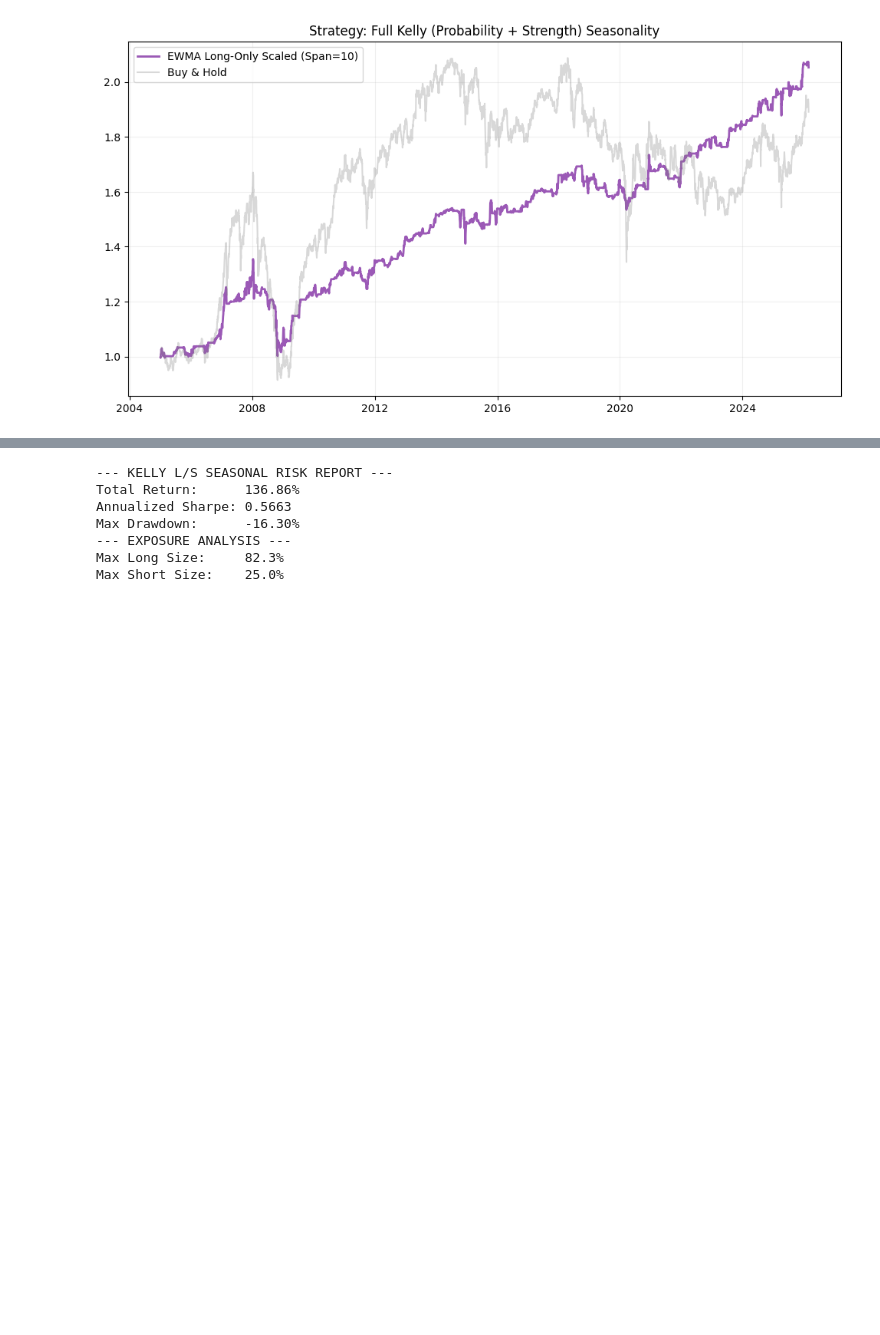
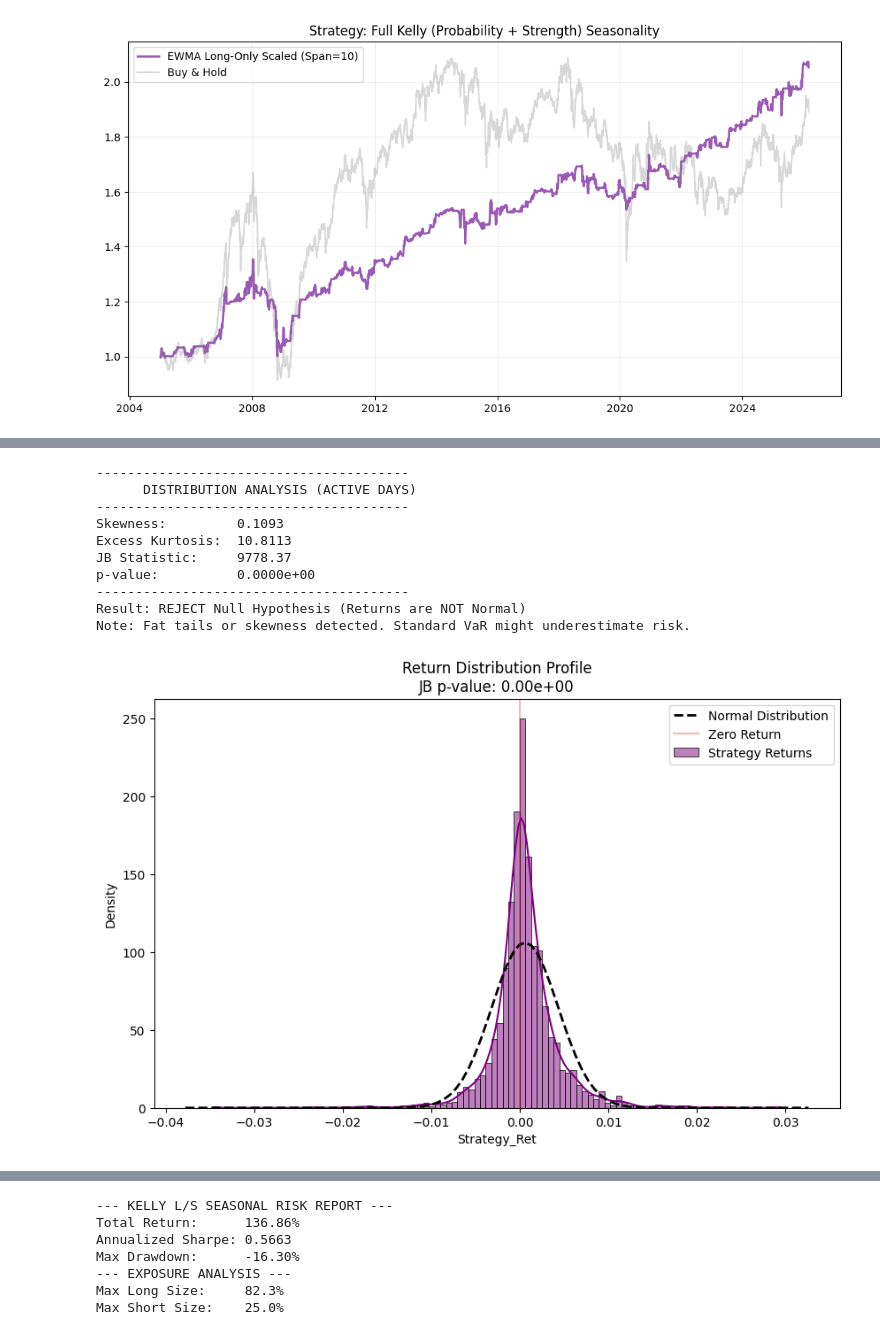
Before and after one commit to SJEGoh/Regional-Project, a Jupyter notebook: report.ipynb, the cells around one changed output, grey strips where cells are left out. Drawn from its saved outputs; the diff is of its cells as text; code cells hidden in the pictures; blank space fills up the shorter version.

```diff
--- a/report.ipynb
+++ b/report.ipynb
@@ -826,0 +965,56 @@ Slippage Drag:     -11.54% (at 10 bps)
+# %%
+from scipy.stats import skew, kurtosis, jarque_bera
+import seaborn as sns
+
+# 1. Filter for days where we were actually in the market (Exposure > 0)
+# This gives a true representation of the strategy's active "DNA"
+active_returns = ewma_df[ewma_df['Target_Weight'] > 0]['Strategy_Ret'].dropna()
+
+# 2. Calculate the Moments
+s = skew(active_returns)
+k = kurtosis(active_returns)  # Fisher’s definition (Excess Kurtosis)
+jb_stat, p_value = jarque_bera(active_returns)
+
+print("-" * 40)
+print(f"      DISTRIBUTION ANALYSIS (ACTIVE DAYS)")
+print("-" * 40)
+print(f"Skewness:         {s:.4f}")
+print(f"Excess Kurtosis:  {k:.4f}")
+print(f"JB Statistic:     {jb_stat:.2f}")
+print(f"p-value:          {p_value:.4e}")
+print("-" * 40)
+
+# 3. Interpret the Result
+if p_value < 0.05:
+    print("Result: REJECT Null Hypothesis (Returns are NOT Normal)")
+    print("Note: Fat tails or skewness detected. Standard VaR might underestimate risk.")
+else:
+    print("Result: FAIL TO REJECT Null Hypothesis (Returns appear Normal)")
+
+# 4. Visualizing the "Shape" with a Normal Overlay
+plt.figure(figsize=(10, 6))
+sns.histplot(active_returns, kde=True, color='purple', bins=100, stat="density", label="Strategy Returns")
+
+# Overlay a theoretical normal distribution for comparison
+from scipy.stats import norm
+xmin, xmax = plt.xlim()
+x = np.linspace(xmin, xmax, 100)
+p = norm.pdf(x, active_returns.mean(), active_returns.std())
+plt.plot(x, p, 'k', linewidth=2, linestyle='--', label="Normal Distribution")
+
+plt.axvline(0, color='red', linestyle='-', alpha=0.3, label="Zero Return")
+plt.title(f"Return Distribution Profile\nJB p-value: {p_value:.2e}")
+plt.legend()
+plt.show()
+# %% [output]
+----------------------------------------
+      DISTRIBUTION ANALYSIS (ACTIVE DAYS)
+----------------------------------------
+Skewness:         0.1093
+Excess Kurtosis:  10.8113
+JB Statistic:     9778.37
+p-value:          0.0000e+00
+----------------------------------------
+Result: REJECT Null Hypothesis (Returns are NOT Normal)
+Note: Fat tails or skewness detected. Standard VaR might underestimate risk.
+[figure, added]
```
Also changed, not shown: parts of 15 cells of this notebook, 1 other file.
